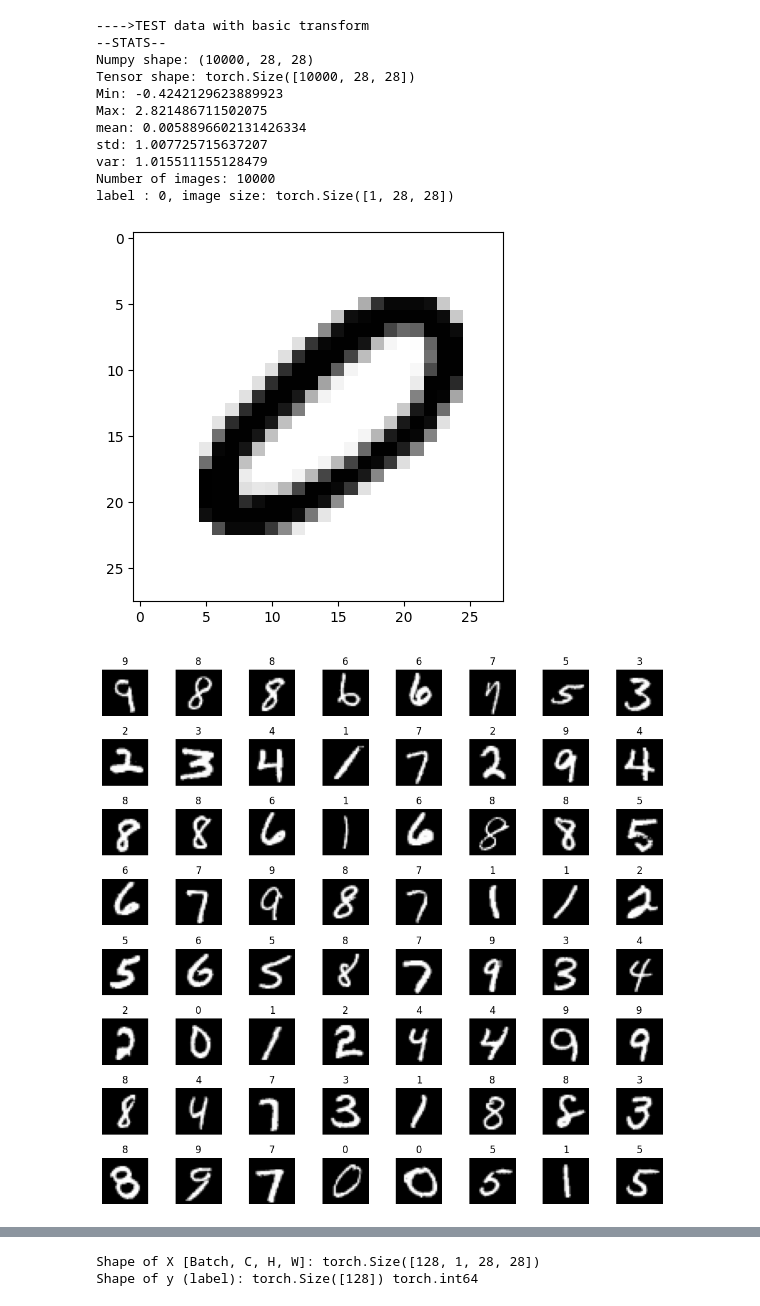
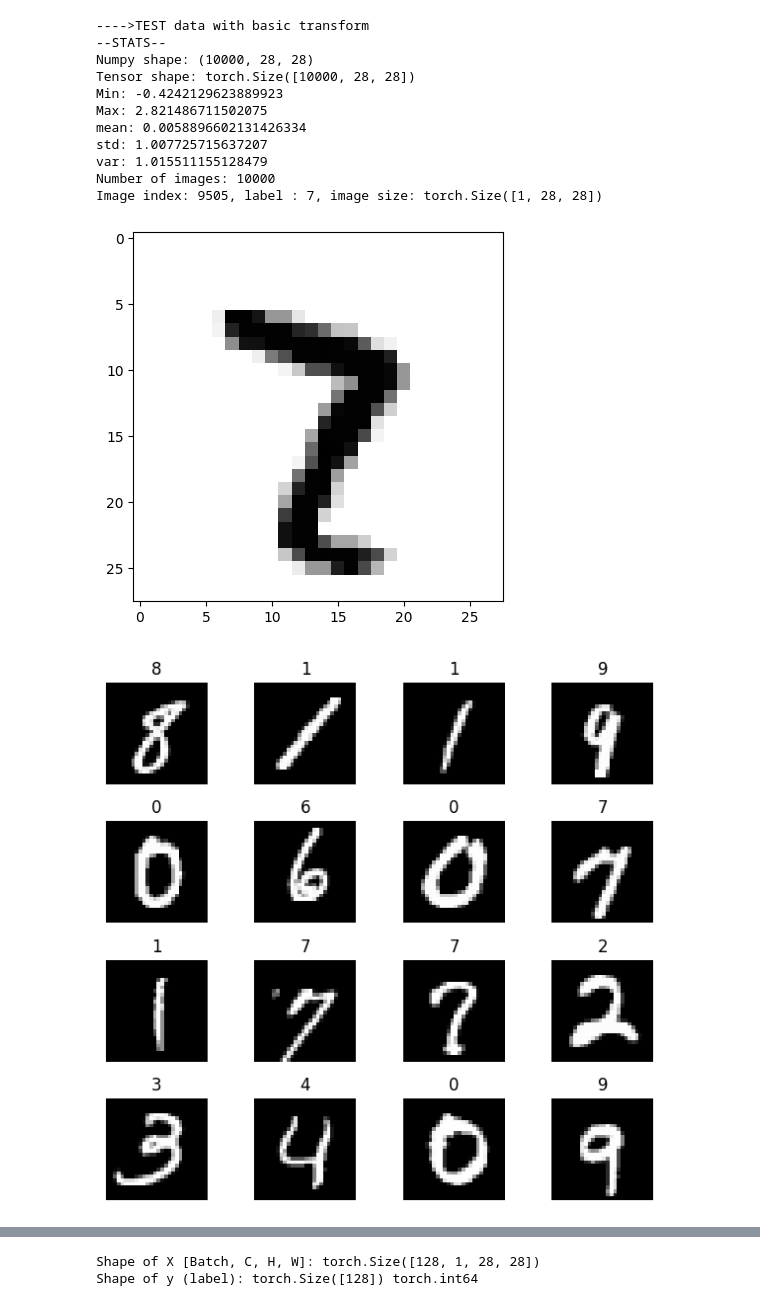
Before and after one commit to prithsha/erav2, a Jupyter notebook: session-6/assignment/assignment_6_solution.ipynb, the cells around one changed output, grey strips where cells are left out. Cells and saved outputs as stored; diff of their text form; code cells hidden in the pictures.

```diff
--- a/session-6/assignment/assignment_6_solution.ipynb
+++ b/session-6/assignment/assignment_6_solution.ipynb
@@ -29,7 +30,7 @@ def get_MNIST_data_stats(image_dataset : datasets.MNIST):
 
 
 
-def show_images(image_data, rows=8, cols=8):
+def show_images(image_data, rows=4, cols=4):
     print(f"Number of images: {len(image_data)}")
     sample_idx = random.randint(0,len(image_data))
     # print(training_data[0])
@@ -38,7 +39,7 @@ def show_images(image_data, rows=8, cols=8):
     # Showing one image
     plt.imshow(image_data[sample_idx][0].squeeze(),cmap="gray_r")
 
-    figure = plt.figure(figsize=(10, 10))
+    figure = plt.figure(figsize=(6, 6))
     for i in range(1, cols * rows + 1):
         sample_idx = torch.randint(len(image_data), size=(1,)).item()
         img, label = image_data[sample_idx]
@@ -60,7 +61,7 @@ def get_custom_transforms(only_basic = True):
              transforms.Normalize((0.1307,),(0.3081,)),
              transforms.RandomApply([transforms.RandomRotation(degrees=20)],p=0.1),
              #transforms.RandomApply([transforms.RandomCrop(size=(2,2), fill=0)],p=0.1)
-             transforms.RandomErasing(p=0.1, scale=(0.02,0.25))
+             transforms.RandomErasing(p=0.1, scale=(0.02,0.20))
             #  transforms.RandomHorizontalFlip(p=0.1)
              ])
 # %%
@@ -71,7 +72,7 @@ train_dataset = datasets.MNIST(
     root=DATA_FOLDER,
     train=True,
     download=True,
-    transform=get_custom_transforms(only_basic=False)
+    transform=get_custom_transforms(only_basic=True)
 )
 
 
@@ -109,16 +110,16 @@ label : 2, image size: torch.Size([1, 28, 28])
 ---->TEST data with basic transform
 --STATS--
 Numpy shape: (10000, 28, 28)
 Tensor shape: torch.Size([10000, 28, 28])
 Min: -0.4242129623889923
 Max: 2.821486711502075
 mean: 0.0058896602131426334
 std: 1.007725715637207
 var: 1.015511155128479
 Number of images: 10000
-label : 0, image size: torch.Size([1, 28, 28])
+Image index: 9505, label : 7, image size: torch.Size([1, 28, 28])
-[figure, old version]
+[figure, new version]
-[figure, old version]
+[figure, new version]
 # %%
 is_gpu_available = torch.cuda.is_available()
 SEED = 1
```
Also changed, not shown: parts of 10 cells of this notebook.
